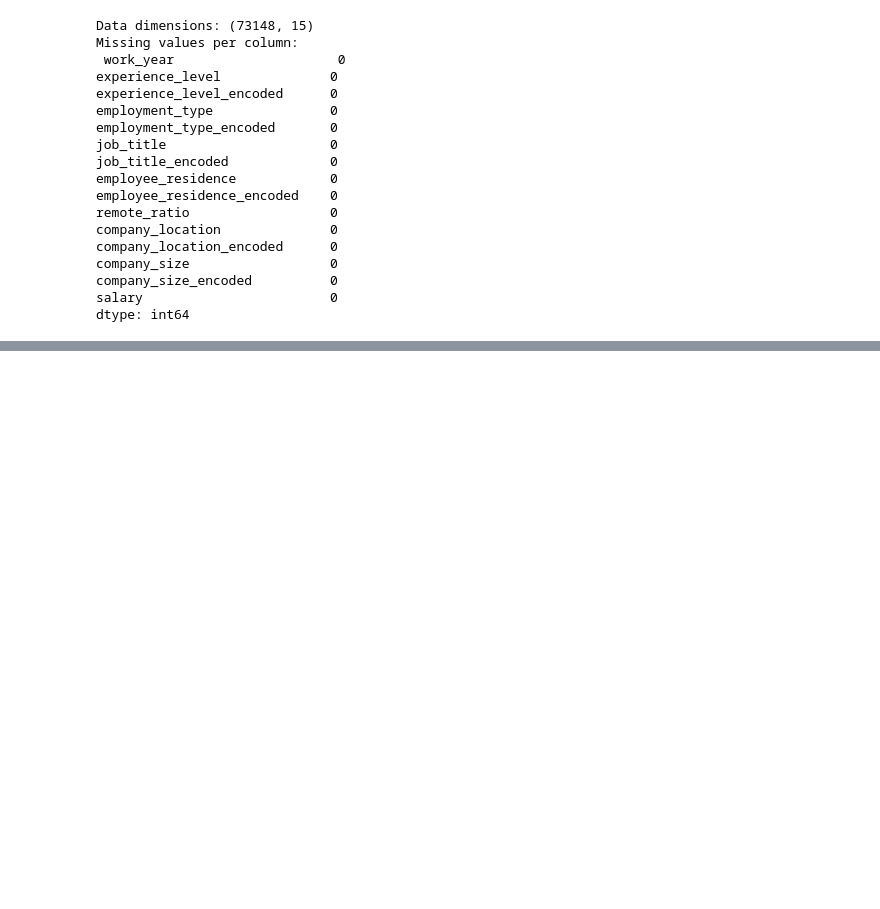
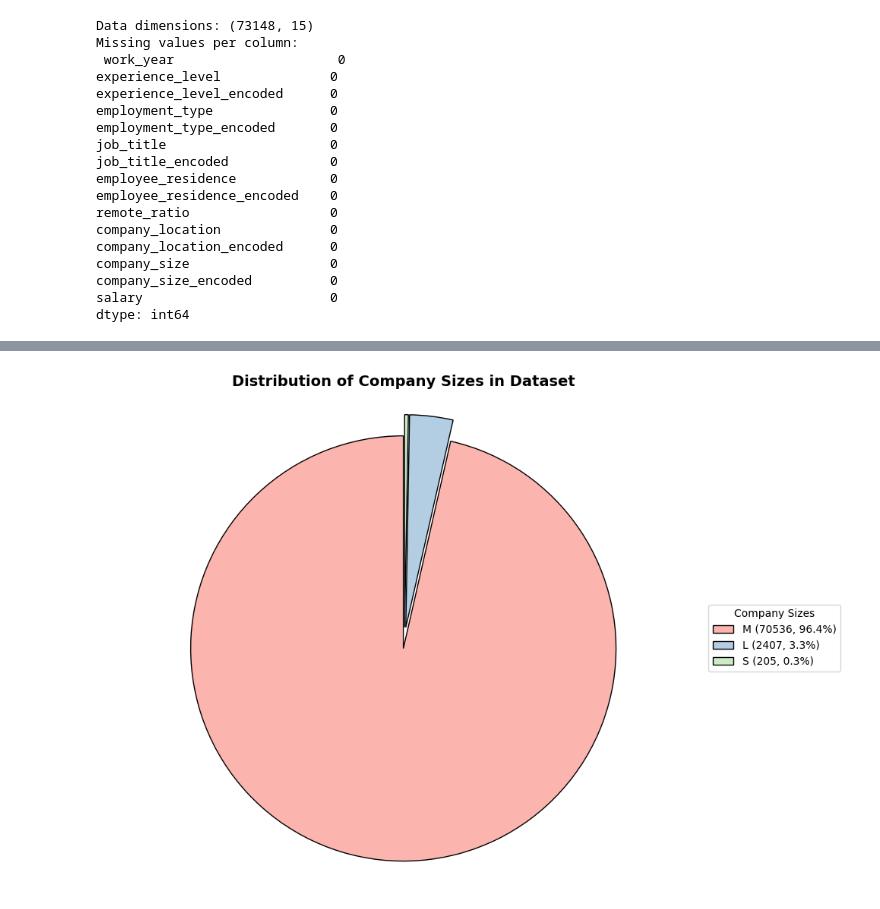
Before and after one commit to Mohab0P/salaries-analysis-and-prediction, a Jupyter notebook: modl.ipynb, the cells around one changed output, grey strips where cells are left out. Cells and saved outputs as stored; diff of their text form; code cells hidden in the pictures; blank space fills up the shorter version.

```diff
--- a/modl.ipynb
+++ b/modl.ipynb
@@ -112,0 +138,33 @@ dtype: int64
+# %%
+# Plot 3: Improved pie chart of company sizes
+company_size_counts = df['company_size'].value_counts()
+
+# Define better colors and labels
+colors = plt.cm.Pastel1(np.arange(len(company_size_counts)))
+labels = company_size_counts.index.tolist()
+
+# Create labels with percentages for legend
+total = sum(company_size_counts)
+labels_with_counts = [f'{label} ({count}, {count/total:.1%})'
+                      for label, count in zip(labels, company_size_counts)]
+
+plt.figure(figsize=(10, 7))
+wedges, texts = plt.pie(company_size_counts,
+                        colors=colors,
+                        startangle=90,
+                        shadow=False,
+                        explode=[0.05]*len(company_size_counts),
+                        wedgeprops={'edgecolor': 'black', 'linewidth': 1})
+
+# Add a legend outside the pie chart
+plt.legend(wedges, labels_with_counts,
+           title="Company Sizes",
+           loc="center left",
+           bbox_to_anchor=(1, 0, 0.5, 1))
+
+plt.title('Distribution of Company Sizes in Dataset', fontsize=14, fontweight='bold')
+plt.axis('equal')  # Equal aspect ratio ensures the pie chart is circular
+plt.tight_layout()
+plt.show()
+# %% [output]
+[figure, added]
```
Also changed, not shown: parts of 3 cells of this notebook.
